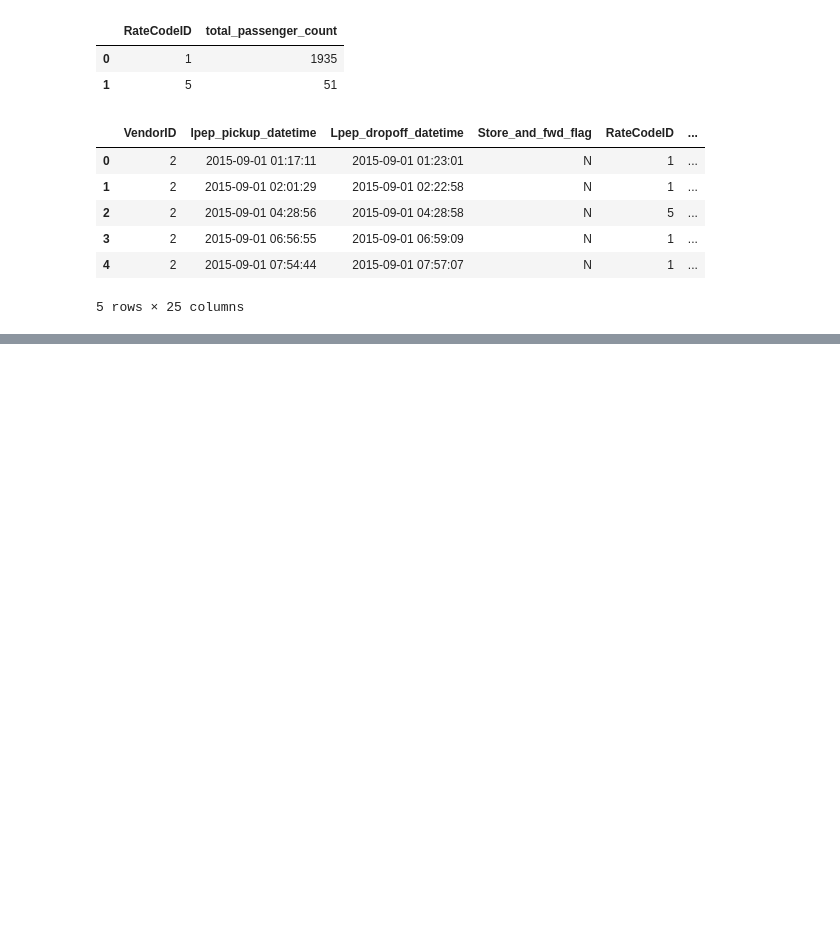
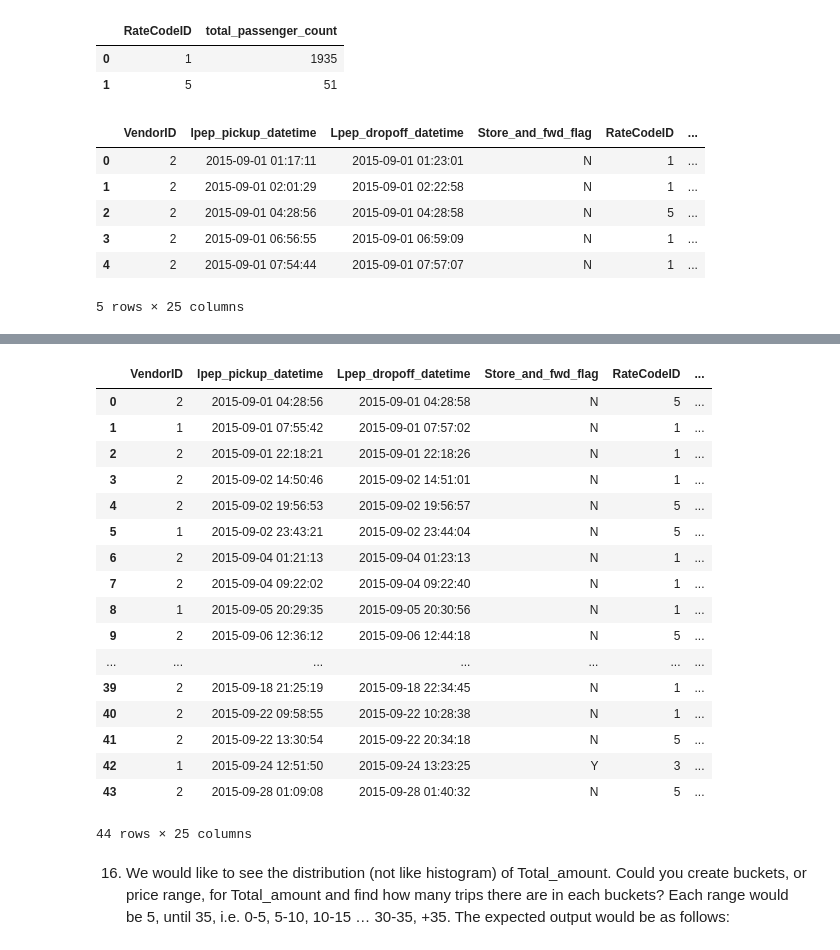
Before and after one commit to bayraktarengin/eurotech, a Jupyter notebook: nyc_taxi_query_notebook.ipynb, the cells around one changed output, grey strips where cells are left out. Cells and saved outputs as stored; diff of their text form; code cells hidden in the pictures; blank space fills up the shorter version.

```diff
--- a/nyc_taxi_query_notebook.ipynb
+++ b/nyc_taxi_query_notebook.ipynb
@@ -669,0 +795,36 @@ sqldf(q)
+# %%
+q = """
+        SELECT *
+        FROM nyc_data_sep
+        where Trip_distance <= 0.1
+
+        UNION all
+        SELECT *
+        FROM nyc_data_sep
+        where Trip_distance >= 15
+
+
+
+    """
+sqldf(q)
+# %% [output]
+|  | VendorID | lpep_pickup_datetime | Lpep_dropoff_datetime | Store_and_fwd_flag | RateCodeID | ... |
+| 0 | 2 | 2015-09-01 04:28:56 | 2015-09-01 04:28:58 | N | 5 | ... |
+| 1 | 1 | 2015-09-01 07:55:42 | 2015-09-01 07:57:02 | N | 1 | ... |
+| 2 | 2 | 2015-09-01 22:18:21 | 2015-09-01 22:18:26 | N | 1 | ... |
+| 3 | 2 | 2015-09-02 14:50:46 | 2015-09-02 14:51:01 | N | 1 | ... |
+| 4 | 2 | 2015-09-02 19:56:53 | 2015-09-02 19:56:57 | N | 5 | ... |
+| 5 | 1 | 2015-09-02 23:43:21 | 2015-09-02 23:44:04 | N | 5 | ... |
+| 6 | 2 | 2015-09-04 01:21:13 | 2015-09-04 01:23:13 | N | 1 | ... |
+| 7 | 2 | 2015-09-04 09:22:02 | 2015-09-04 09:22:40 | N | 1 | ... |
+| 8 | 1 | 2015-09-05 20:29:35 | 2015-09-05 20:30:56 | N | 1 | ... |
+| 9 | 2 | 2015-09-06 12:36:12 | 2015-09-06 12:44:18 | N | 5 | ... |
+| ... | ... | ... | ... | ... | ... | ... |
+| 39 | 2 | 2015-09-18 21:25:19 | 2015-09-18 22:34:45 | N | 1 | ... |
+| 40 | 2 | 2015-09-22 09:58:55 | 2015-09-22 10:28:38 | N | 1 | ... |
+| 41 | 2 | 2015-09-22 13:30:54 | 2015-09-22 20:34:18 | N | 5 | ... |
+| 42 | 1 | 2015-09-24 12:51:50 | 2015-09-24 13:23:25 | Y | 3 | ... |
+| 43 | 2 | 2015-09-28 01:09:08 | 2015-09-28 01:40:32 | N | 5 | ... |
+44 rows × 25 columns
+# %% [markdown]
+16. We would like to see the distribution (not like histogram) of Total_amount. Could you create buckets, or price range, for Total_amount and find how many trips there are in each buckets? Each range would be 5, until 35, i.e. 0-5, 5-10, 10-15 … 30-35, +35. The expected output would be as follows:
```
Also changed, not shown: parts of 16 cells of this notebook.
